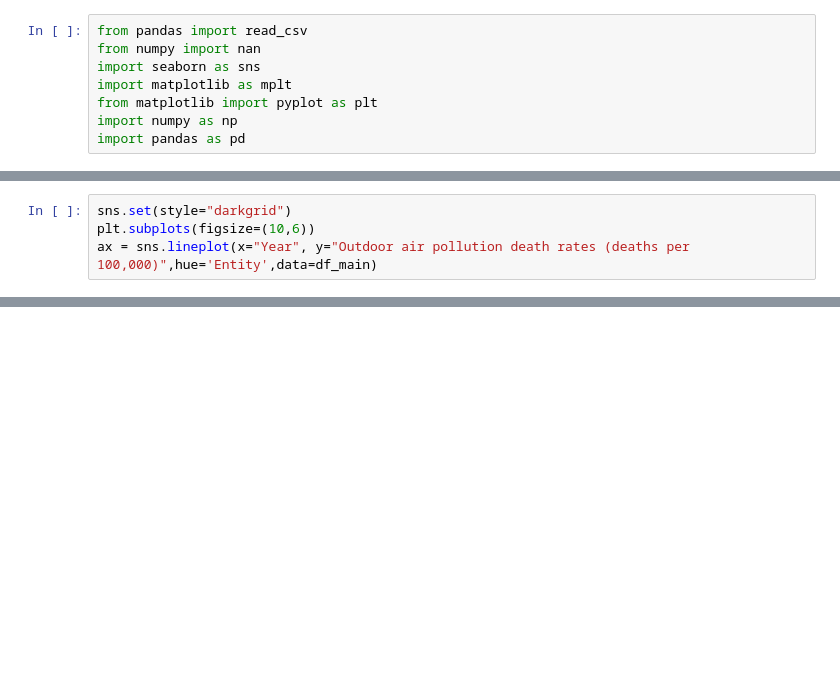
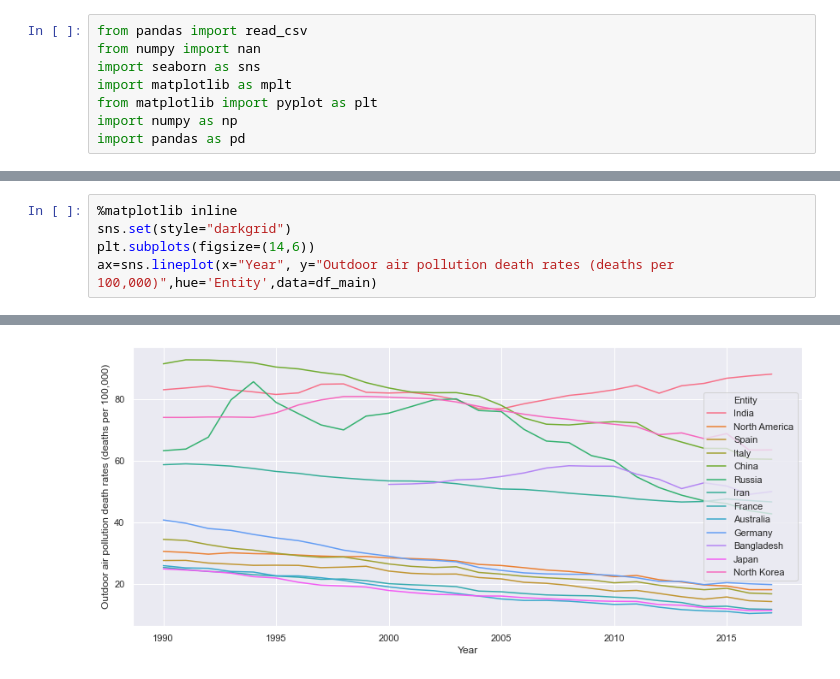
Before and after one commit to saikrishna-prathapaneni/covid19_and_pollution, a Jupyter notebook: pollution_data_analysis.ipynb, the cells around one changed output, grey strips where cells are left out. Saved outputs shown, nothing was run; the diff lists cells and outputs as text; blank space fills up the shorter version.

Commit message:
updated_graphs

```diff
--- a/pollution_data_analysis.ipynb
+++ b/pollution_data_analysis.ipynb
@@ -83,5 +103,6 @@ df_main.drop('Code',axis=1)
 # %%
+%matplotlib inline
 sns.set(style="darkgrid")
-plt.subplots(figsize=(10,6))
-ax = sns.lineplot(x="Year", y="Outdoor air pollution death rates (deaths per 100,000)",hue='Entity',data=df_main)
+plt.subplots(figsize=(14,6))
+ax=sns.lineplot(x="Year", y="Outdoor air pollution death rates (deaths per 100,000)",hue='Entity',data=df_main)
 # %% [output]
@@ -89,0 +109 @@ ax = sns.lineplot(x="Year", y="Outdoor air pollution death rates (deaths per 100
+[figure, added]
```
Also changed, not shown: parts of 15 cells of this notebook, 3 other files.
